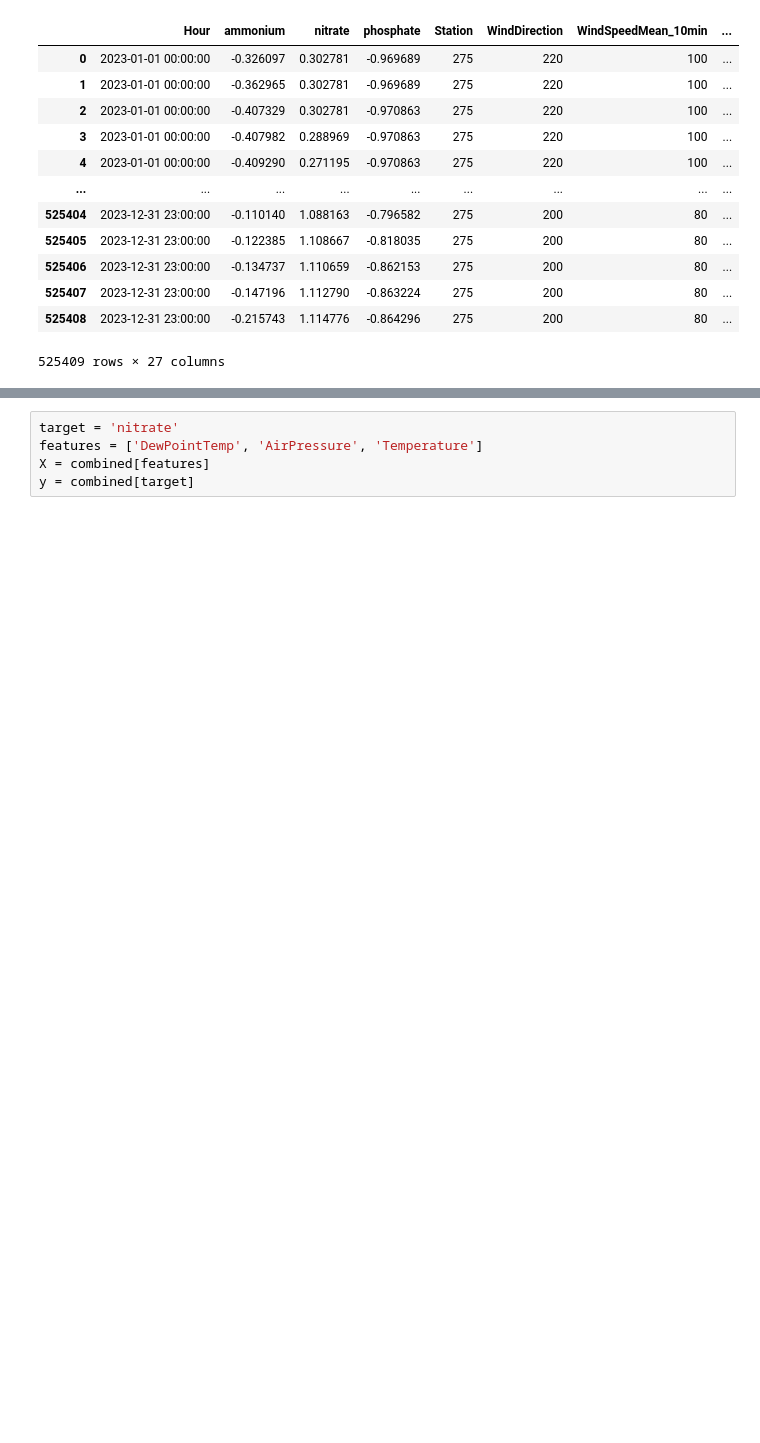
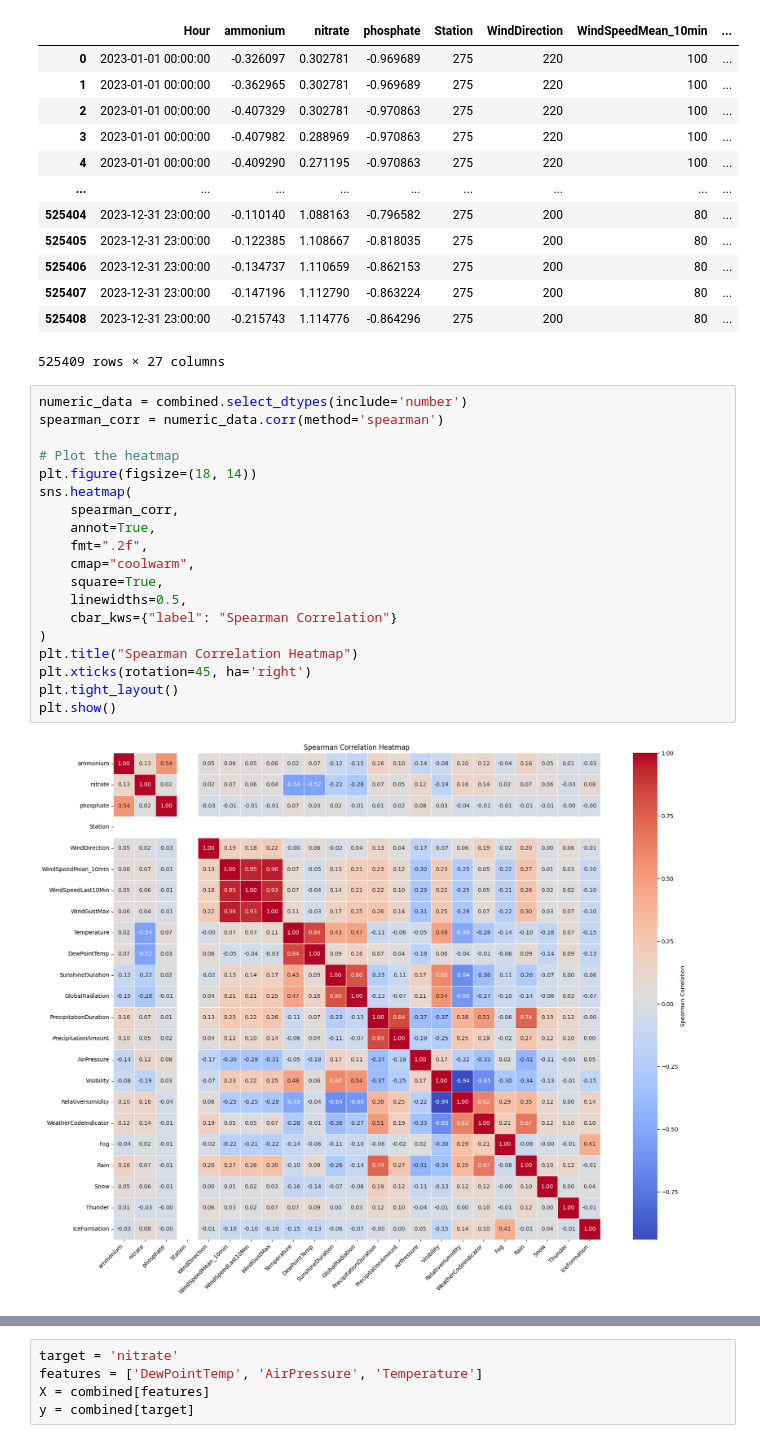
Before and after one commit to georgyHZ/DuskpetalHoppers, a Jupyter notebook: Iteration1.ipynb, the cells around one changed output, grey strips where cells are left out. Drawn from its saved outputs; the diff is of its cells as text; blank space fills up the shorter version.

Commit message:
Spearman corr

```diff
--- a/Iteration1.ipynb
+++ b/Iteration1.ipynb
@@ -198,6 +198,27 @@ combined
 | 525407 | 2023-12-31 23:00:00 | -0.147196 | 1.112790 | -0.863224 | 275 | 200 | 80 | ... |
 | 525408 | 2023-12-31 23:00:00 | -0.215743 | 1.114776 | -0.864296 | 275 | 200 | 80 | ... |
 525409 rows × 27 columns
+# %%
+numeric_data = combined.select_dtypes(include='number')
+spearman_corr = numeric_data.corr(method='spearman')
+
+# Plot the heatmap
+plt.figure(figsize=(18, 14))
+sns.heatmap(
+    spearman_corr,
+    annot=True,
+    fmt=".2f",
+    cmap="coolwarm",
+    square=True,
+    linewidths=0.5,
+    cbar_kws={"label": "Spearman Correlation"}
+)
+plt.title("Spearman Correlation Heatmap")
+plt.xticks(rotation=45, ha='right')
+plt.tight_layout()
+plt.show()
+# %% [output]
+[figure, added]
 # %%
 from sklearn.feature_selection import mutual_info_regression
 
```
Also changed, not shown: parts of 1 cell of this notebook.
